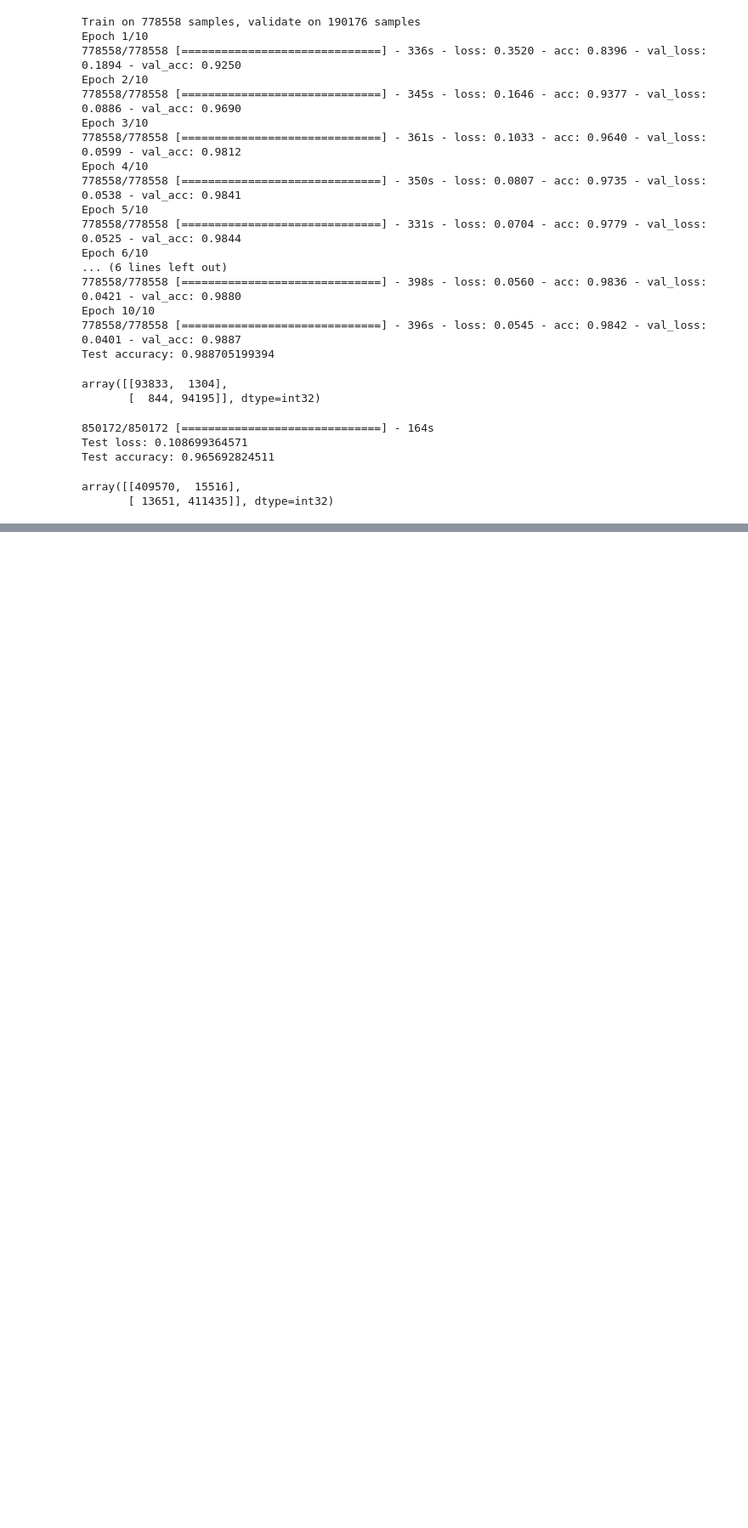
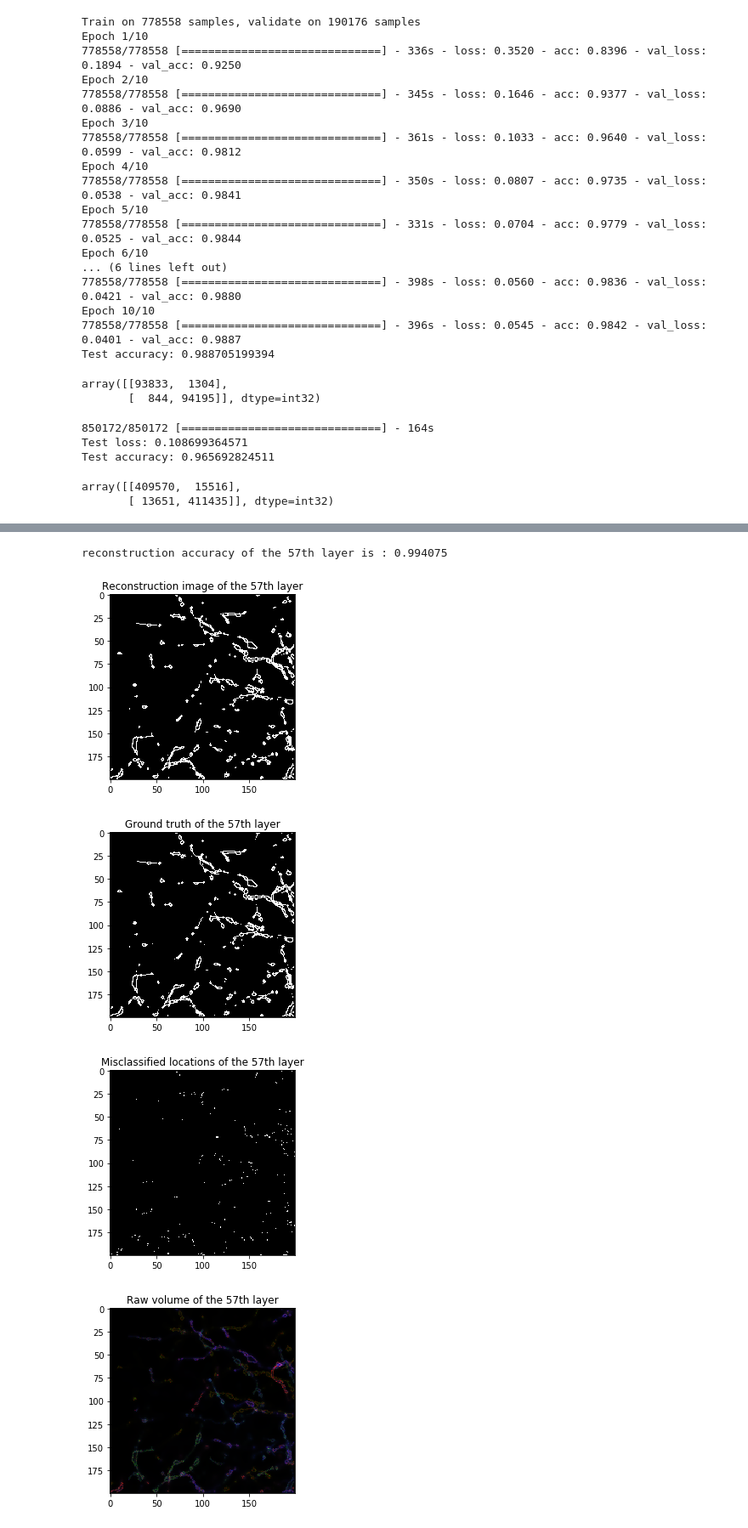
Before and after one commit to xiaojianzhang/Computational-Neuroscience, a Jupyter notebook: Jupyter_Notebooks_Python3/neuron_type_classifier_v1.ipynb, the cells around one changed output, grey strips where cells are left out. Shown at 85% size. Cells and saved outputs as stored; diff of their text form; code cells hidden in the pictures; blank space fills up the shorter version.

```diff
--- a/Jupyter_Notebooks_Python3/neuron_type_classifier_v1.ipynb
+++ b/Jupyter_Notebooks_Python3/neuron_type_classifier_v1.ipynb
@@ -678,0 +1064,26 @@ model = load_model('neuron_classifier_v1.h5')
+# %%
+VolumeLabels_57 = new_VolumeLabels[:,:,:,57]
+labels_sum_57 = np.sum(VolumeLabels_57,axis=0)
+ground_truth_57 = (labels_sum_57>0).astype(np.int)
+misclassified_locations_57 = (reconstruction[:,:,57]!=ground_truth_57).astype(np.int)
+print('reconstruction accuracy of the 57th layer is : {0}'.format(np.sum((reconstruction[:,:,57]==ground_truth_57).astype(np.int))/(200**2.0)))
+# %% [output]
+reconstruction accuracy of the 57th layer is : 0.994075
+# %%
+plt.imshow(reconstruction[:,:,57],cmap='gray')
+plt.title('Reconstruction image of the 57th layer')
+plt.show()
+plt.imshow(ground_truth_57,cmap='gray')
+plt.title('Ground truth of the 57th layer')
+plt.show()
+plt.imshow(misclassified_locations_57,cmap='gray')
+plt.title('Misclassified locations of the 57th layer')
+plt.show()
+plt.imshow(Volume_Label_dict['y-plus']['volume'][:,:,57,:3],cmap='gray')
+plt.title('Raw volume of the 57th layer')
+plt.show()
+# %% [output]
+[figure, added]
+[figure, added]
+[figure, added]
+[figure, added]
```
Also changed, not shown: parts of 37 cells of this notebook.
